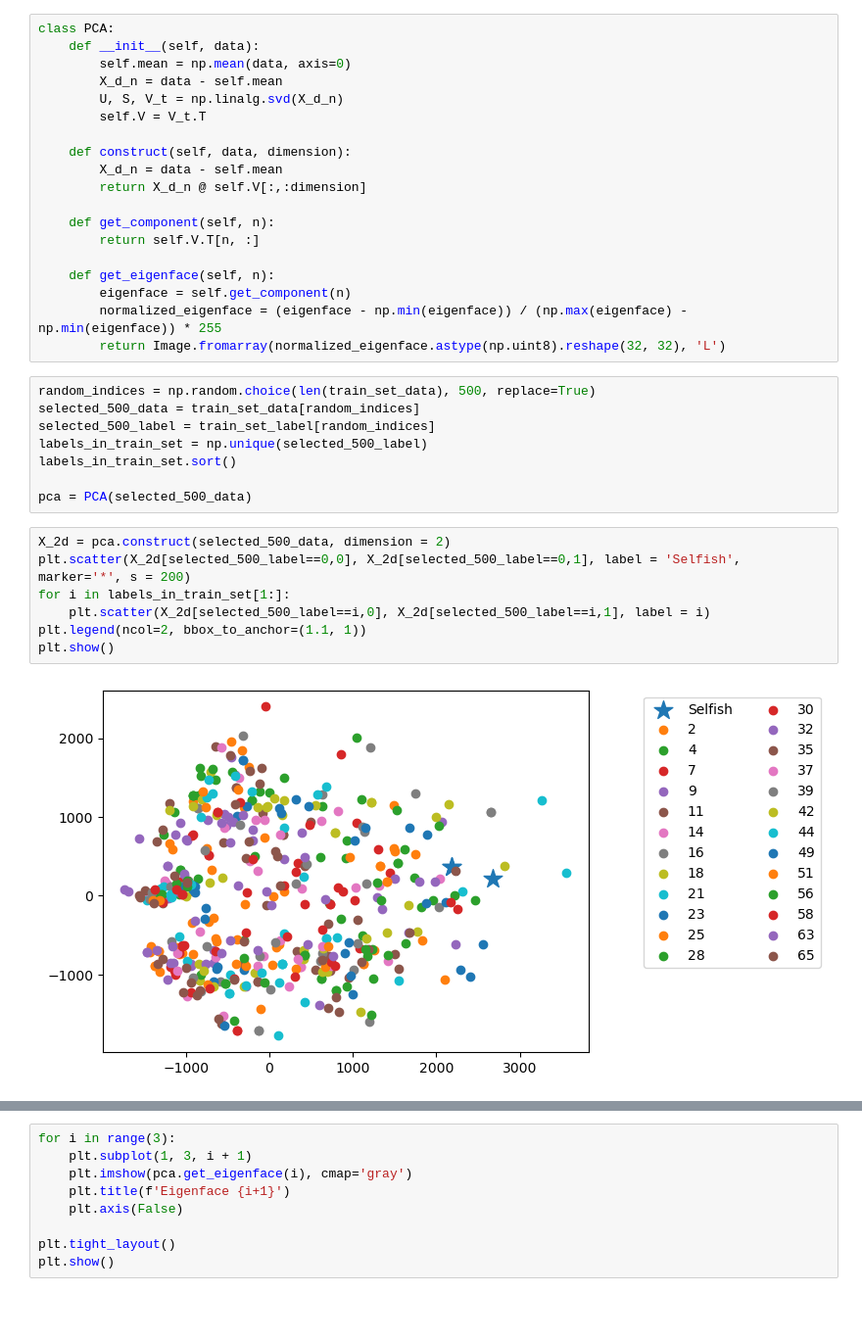
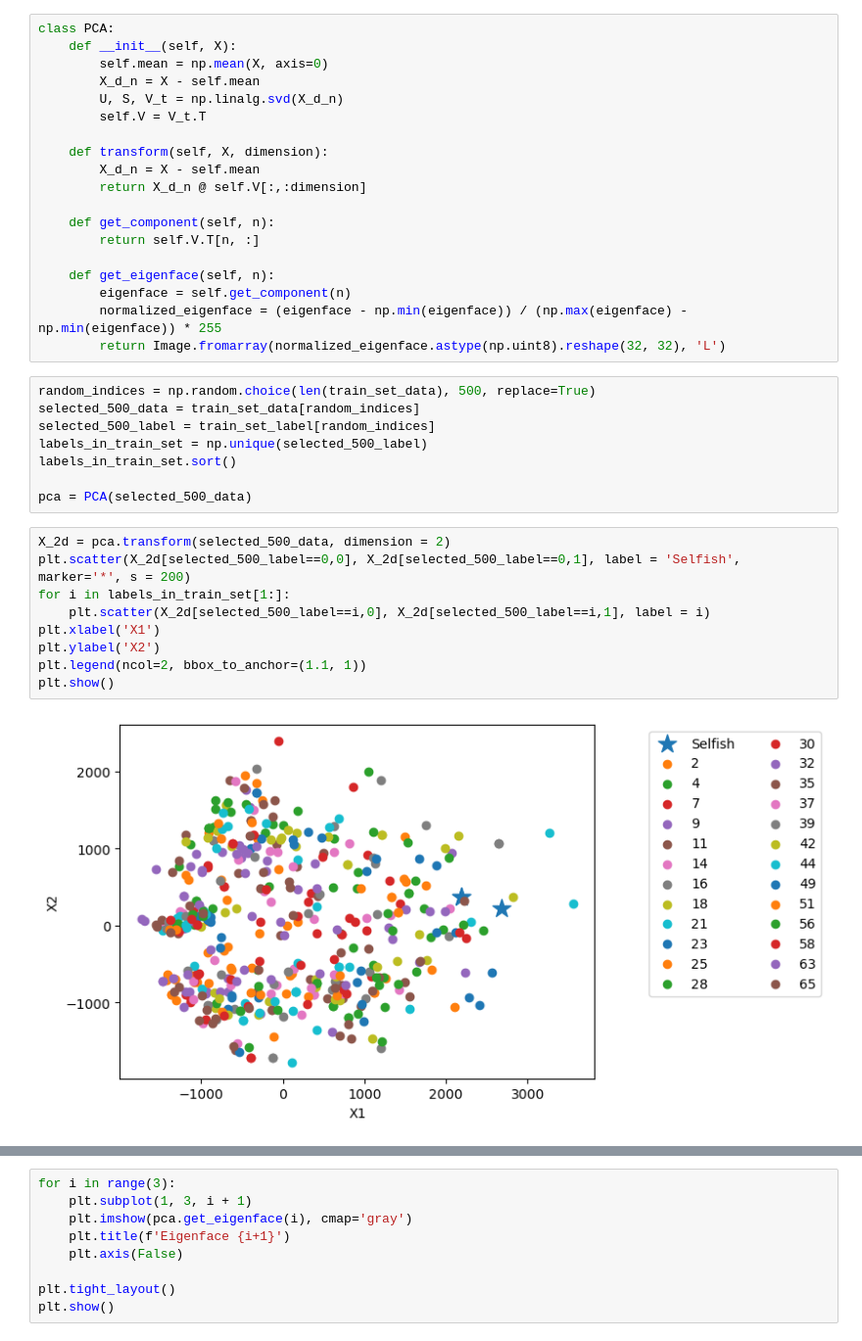
Before and after one commit to qzil1/EE5907_CA2, a Jupyter notebook: PCA.ipynb, the cells around one changed output, grey strips where cells are left out. Shown at 98% size. Saved outputs shown, nothing was run; the diff lists cells and outputs as text; blank space fills up the shorter version.

```diff
--- a/PCA.ipynb
+++ b/PCA.ipynb
@@ -48,14 +48,14 @@ for i in range(len(selfish_test_set_name)):
     selfish_test_set_data[i, :] = image_to_vector(f'{pic_root_folder}/{selfish_test_set_name[i]}')
 # %%
 class PCA:
-    def __init__(self, data):
-        self.mean = np.mean(data, axis=0)
-        X_d_n = data - self.mean
+    def __init__(self, X):
+        self.mean = np.mean(X, axis=0)
+        X_d_n = X - self.mean
         U, S, V_t = np.linalg.svd(X_d_n)
         self.V = V_t.T
 
-    def construct(self, data, dimension):
-        X_d_n = data - self.mean
+    def transform(self, X, dimension):
+        X_d_n = X - self.mean
         return X_d_n @ self.V[:,:dimension]
 
     def get_component(self, n):
@@ -74,12 +74,14 @@ labels_in_train_set.sort()
 
 pca = PCA(selected_500_data)
 # %%
-X_2d = pca.construct(selected_500_data, dimension = 2)
+X_2d = pca.transform(selected_500_data, dimension = 2)
 plt.scatter(X_2d[selected_500_label==0,0], X_2d[selected_500_label==0,1], label = 'Selfish', marker='*', s = 200)
 for i in labels_in_train_set[1:]:
     plt.scatter(X_2d[selected_500_label==i,0], X_2d[selected_500_label==i,1], label = i)
+plt.xlabel('X1')
+plt.ylabel('X2')
 plt.legend(ncol=2, bbox_to_anchor=(1.1, 1))
 plt.show()
 # %% [output]
-[figure, old version]
+[figure, new version]
 # %%
```
Also changed, not shown: parts of 3 cells of this notebook, 1 other file.
